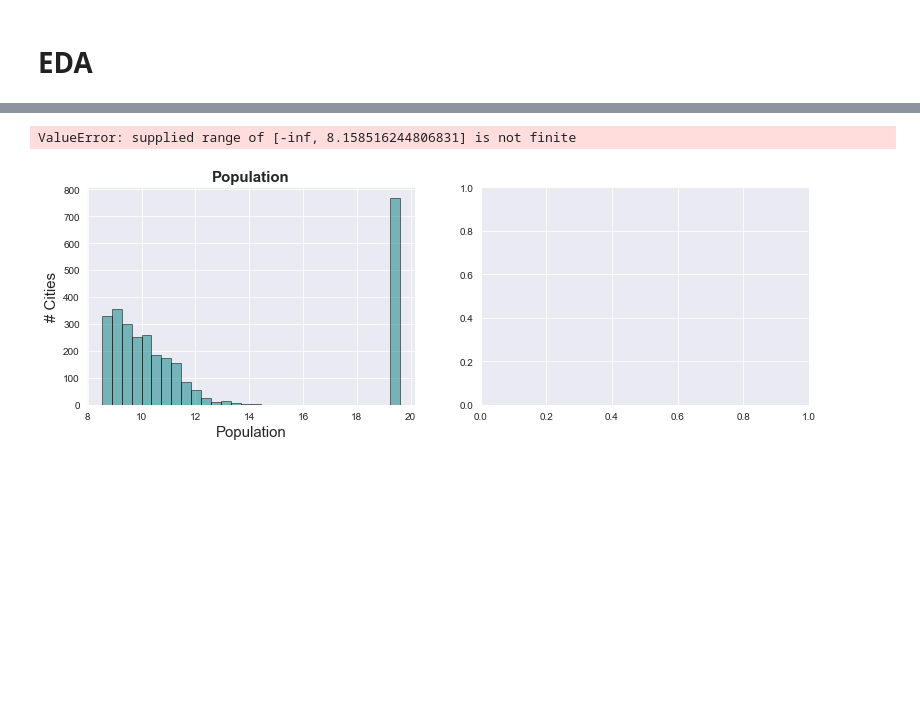
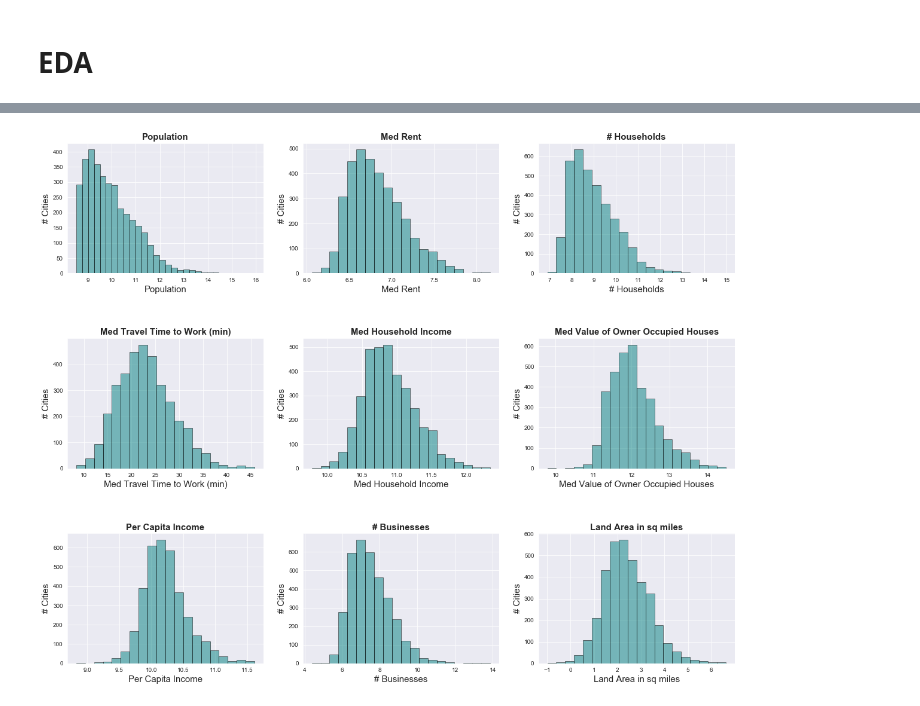
Before and after one commit to CaryMosley/PoliticalAffiliation, a Jupyter notebook: CleanAndEDA.ipynb, the cells around one changed output, grey strips where cells are left out. Saved outputs shown, nothing was run; the diff lists cells and outputs as text; code cells hidden in the pictures; blank space fills up the shorter version.

```diff
--- a/CleanAndEDA.ipynb
+++ b/CleanAndEDA.ipynb
@@ -271,0 +284,9 @@ continuous = ['population',
+# %%
+df['FEM_FIRM']=df['FEM_FIRM']/df['FIRMS']
+df['MINOR_FIRM']=df['MINOR_FIRM']/df['FIRMS']
+df['VET_FIRM']=df['VET_FIRM']/df['FIRMS']
+
+
+
+df['VET_FIRM'] = df['VET_FIRM'].apply(lambda x: np.median(df['VET_FIRM']) if x==0 else x)
+df['MINOR_FIRM'] = df['MINOR_FIRM'].apply(lambda x: np.median(df['MINOR_FIRM']) if x==0 else x)
@@ -271,0 +295,2 @@ continuous = ['population',
+# %%
+df.drop(columns = ['CITY','STATE'],inplace=True)
@@ -352,3 +382,7 @@ for col in logs:
+# %%
+logs = ['POP','HOUSE_VAL','RENT', 'HOUSES','HOUSEHOLDS','HOUSEHOLD_INCOME','INCOME','FIRMS', 'AREA']
+for col in logs:
+    df[col]=np.log(df[col])
 # %%
 remove_outliers(continuous, df)
 # %% [output]
@@ -385,8 +419,5 @@ remove_outliers(continuous, df)
 # %% [markdown]
 # EDA
-# %%
-
-df.rename(columns={"political affiliation": "politics"},inplace = True)
 # %%
 
 # Politics Count
@@ -441,62 +469,61 @@ fig = plt.figure(figsize = (20,16))
 fig.subplots_adjust(hspace = .50)
 
 ax1 = fig.add_subplot(331)
-ax1.hist(df['population'], bins = 30, alpha = .50,edgecolor= 'black',color ='teal')
+ax1.hist(df['POP'], bins = 30, alpha = .50,edgecolor= 'black',color ='teal')
 ax1.set_xlabel('Population', fontsize = 15)
 ax1.set_ylabel('# Cities',fontsize = 15)
 ax1.set_title('Population',fontsize = 15,fontweight='bold')
 
 ax2 = fig.add_subplot(332)
-ax2.hist(df['avg rent'], bins = 20, alpha = .50,edgecolor= 'black',color ='teal')
+ax2.hist(df['RENT'], bins = 20, alpha = .50,edgecolor= 'black',color ='teal')
 ax2.set_xlabel('Med Rent',fontsize = 15)
 ax2.set_ylabel('# Cities',fontsize = 15)
 ax2.set_title('Med Rent',fontsize = 15,fontweight='bold')
 
 ax3 = fig.add_subplot(333)
-ax3.hist(df['households'], bins = 20, alpha = .50,edgecolor= 'black',color ='teal')
+ax3.hist(df['HOUSEHOLDS'], bins = 20, alpha = .50,edgecolor= 'black',color ='teal')
 ax3.set_xlabel('# Households',fontsize = 15)
 ax3.set_ylabel('# Cities',fontsize = 15)
 ax3.set_title('# Households',fontsize = 15,fontweight='bold')
 
 ax4 = fig.add_subplot(334)
-ax4.hist(df['avg travel time to work (min), 16+'], bins = 20, alpha = .50,edgecolor= 'black',color ='teal')
-ax4.set_xlabel('Med Travel Time to Work (min), 16+', fontsize = 15)
+ax4.hist(df['TRAVEL_TIME'], bins = 20, alpha = .50,edgecolor= 'black',color ='teal')
+ax4.set_xlabel('Med Travel Time to Work (min)', fontsize = 15)
 ax4.set_ylabel('# Cities',fontsize = 15)
-ax4.set_title('Med Travel Time to Work (min), 16+',fontsize = 15,fontweight='bold')
+ax4.set_title('Med Travel Time to Work (min)',fontsize = 15,fontweight='bold')
 
 ax5 = fig.add_subplot(335)
-ax5.hist(df['avg household income'], bins = 20, alpha = .50,edgecolor= 'black',color ='teal')
+ax5.hist(df['HOUSEHOLD_INCOME'], bins = 20, alpha = .50,edgecolor= 'black',color ='teal')
 ax5.set_xlabel('Med Household Income', fontsize = 15)
 ax5.set_ylabel('# Cities',fontsize = 15)
 ax5.set_title('Med Household Income',fontsize = 15,fontweight='bold')
 
 ax6 = fig.add_subplot(336)
-ax6.hist(df['avg value of owner occupied houses'], bins = 20, alpha = .50,edgecolor= 'black',color ='teal')
+ax6.hist(df['HOUSE_VAL'], bins = 20, alpha = .50,edgecolor= 'black',color ='teal')
 ax6.set_xlabel('Med Value of Owner Occupied Houses',fontsize = 15)
 ax6.set_ylabel('# Cities',fontsize = 15)
 ax6.set_title('Med Value of Owner Occupied Houses',fontsize = 15,fontweight='bold')
 
 ax7 = fig.add_subplot(337)
-ax7.hist(df['per capita income in last 12 months'], bins = 20, alpha = .50,edgecolor= 'black',color ='teal')
+ax7.hist(df['INCOME'], bins = 20, alpha = .50,edgecolor= 'black',color ='teal')
 ax7.set_xlabel('Per Capita Income',fontsize = 15)
 ax7.set_ylabel('# Cities',fontsize = 15)
 ax7.set_title('Per Capita Income',fontsize = 15,fontweight='bold')
 
 ax8 = fig.add_subplot(338)
-ax8.hist(df['businesses'], bins = 20, alpha = .50,edgecolor= 'black',color ='teal')
+ax8.hist(df['FIRMS'], bins = 20, alpha = .50,edgecolor= 'black',color ='teal')
 ax8.set_xlabel('# Businesses', fontsize = 15)
 ax8.set_ylabel('# Cities',fontsize = 15)
 ax8.set_title('# Businesses',fontsize = 15,fontweight='bold')
 
 ax9 = fig.add_subplot(339)
-ax9.hist(df['land area in square miles'], bins = 20, alpha = .50,edgecolor= 'black',color ='teal')
+ax9.hist(df['AREA'], bins = 20, alpha = .50,edgecolor= 'black',color ='teal')
 ax9.set_xlabel('Land Area in sq miles', fontsize = 15)
 ax9.set_ylabel('# Cities',fontsize = 15)
 ax9.set_title('Land Area in sq miles',fontsize = 15,fontweight='bold')
 
 plt.show()
 # %% [output]
-ValueError: supplied range of [-inf, 8.158516244806831] is not finite
-[figure, old version]
+[figure, new version]
 # %%
 df['population'].value_counts()
```
Also changed, not shown: parts of 51 cells of this notebook.
